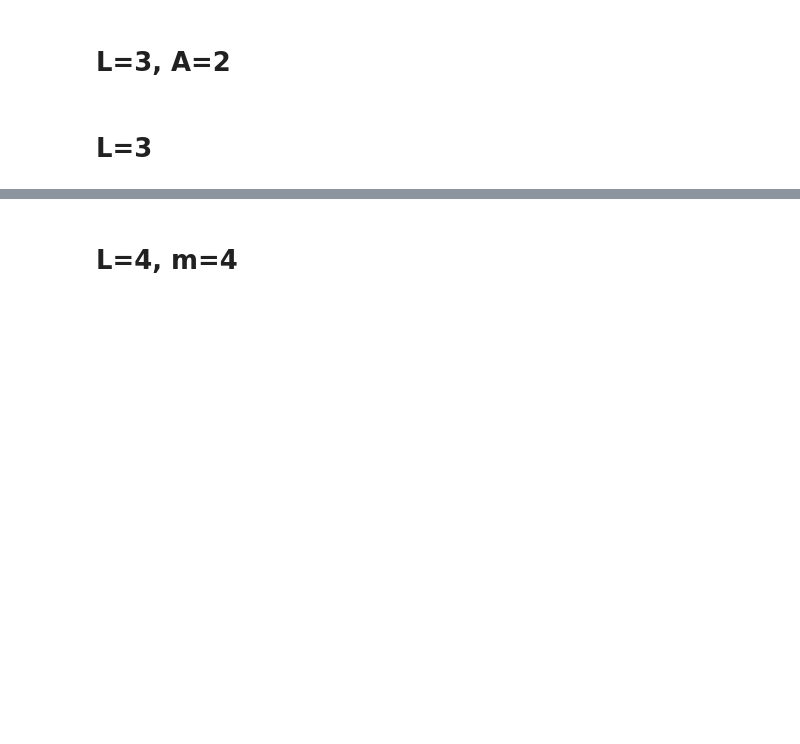
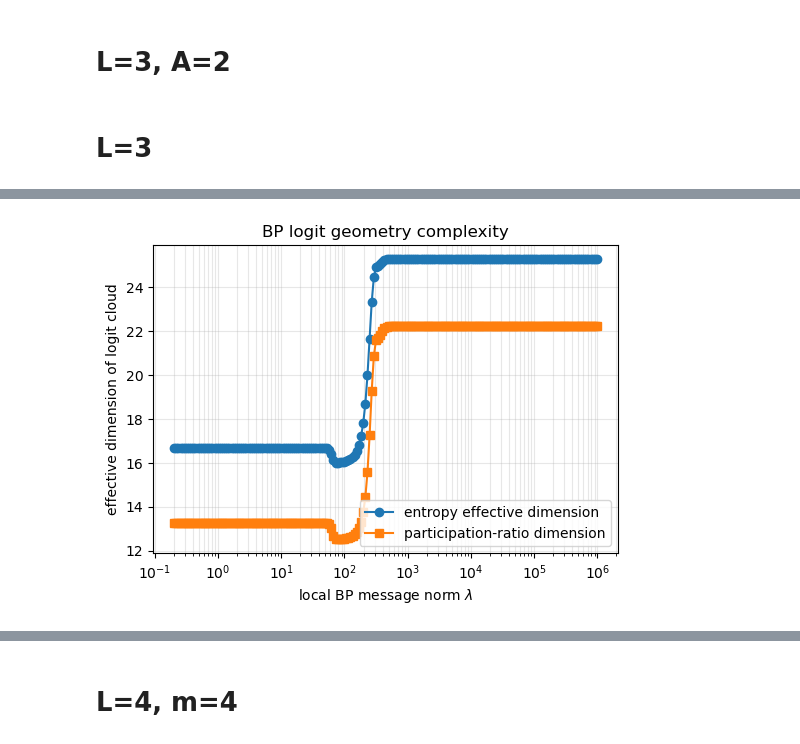
Before and after one commit to f-damico/theory-language-modelling, a Jupyter notebook: BP_fixed_norm_local_budget.ipynb, the cells around one changed output, grey strips where cells are left out. Cells and saved outputs as stored; diff of their text form; code cells hidden in the pictures; blank space fills up the shorter version.

```diff
--- a/BP_fixed_norm_local_budget.ipynb
+++ b/BP_fixed_norm_local_budget.ipynb
@@ -162,0 +163,16 @@ dict_keys(['params', 'lambda_values', 'loss_mean', 'loss_std', 'error_mean', 'er
+# %%
+x = res["lambda_values"]
+
+plt.figure(figsize=(6, 4))
+plt.plot(x, res["logit_effdim_entropy"], marker="o", label="entropy effective dimension")
+plt.plot(x, res["logit_effdim_pr"], marker="s", label="participation-ratio dimension")
+
+plt.xscale("log")
+plt.xlabel(r"local BP message norm $\lambda$")
+plt.ylabel("effective dimension of logit cloud")
+plt.title("BP logit geometry complexity")
+plt.grid(True, which="both", alpha=0.3)
+plt.legend()
+plt.show()
+# %% [output]
+[figure, added]
```
Also changed, not shown: parts of 8 cells of this notebook, 13 other files.
